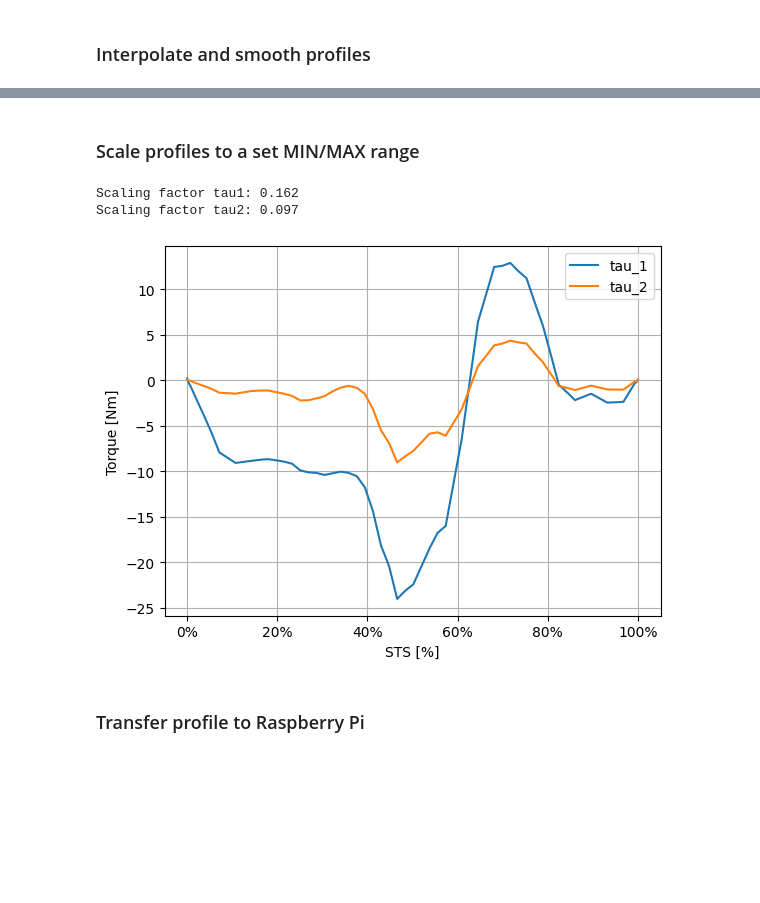
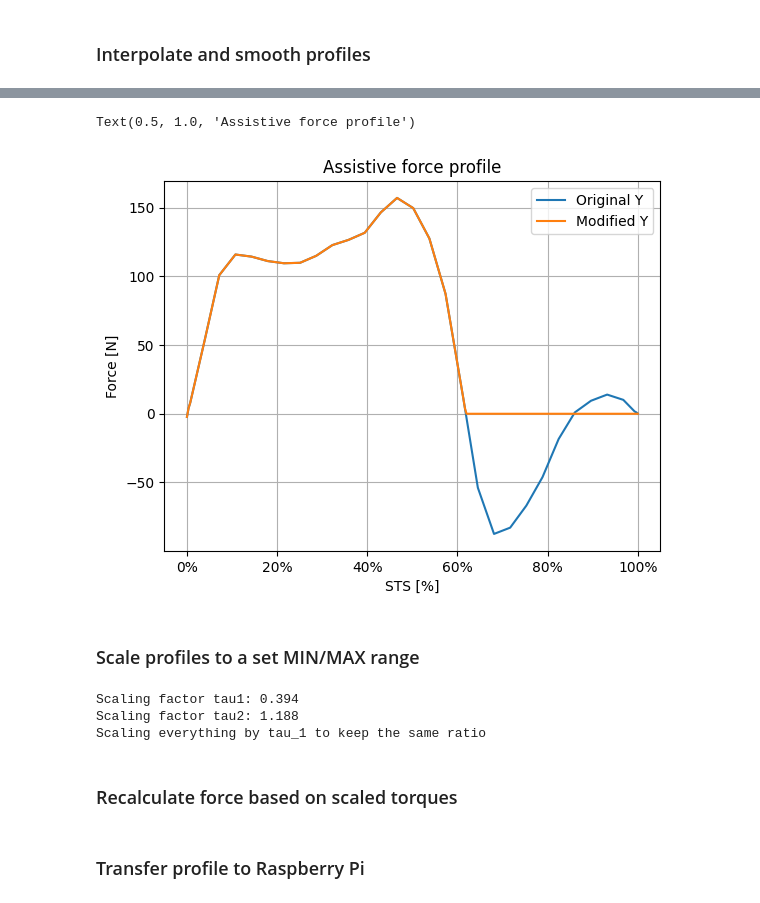
Before and after one commit to Harvard-Slade-Lab/assistive-arm, a Jupyter notebook: notebooks/optimal_length_torque.ipynb, the cells around one changed output, grey strips where cells are left out. Drawn from its saved outputs; the diff is of its cells as text; code cells hidden in the pictures; blank space fills up the shorter version.

```diff
--- a/notebooks/optimal_length_torque.ipynb
+++ b/notebooks/optimal_length_torque.ipynb
@@ -192,16 +185,2 @@ plt.show()
 # %% [markdown]
 ### Interpolate and smooth profiles
-# %%
-def interpolate_dataframe(df: pd.DataFrame, desired_frequency: int=200):
-
-
-    df_index = df.index
-    df_index_new = pd.Index(np.arange(df_index.min(), df_index.max(), 1/desired_frequency), name="Time")
-
-    df_interpolated = df.reindex(df_index_new, method="nearest").interpolate(method="polynomial", order=2)
-
-    return df_interpolated
-
-def smooth_dataframe(df, window_size):
-    df_smoothed = df.copy().rolling(window=window_size, min_periods=1, center=True).mean()
-    return df_smoothed
@@ -211,0 +187,7 @@ smoothed_profiles = smooth_dataframe(df=interpolated_profile, window_size=5)
+# %%
+interpol_force_profile = interpolate_dataframe(df=assistive_force, desired_frequency=200)
+interpol_force_profile = smooth_dataframe(df=interpol_force_profile, window_size=5)
+optimal_profile = interpolate_dataframe(df=optimal_profile, desired_frequency=200)
+optimal_profile = smooth_dataframe(df=optimal_profile, window_size=5)
+
+pelvis_to_chair_smoothed = smooth_dataframe(interpolate_dataframe(df=pelvis_to_chair), window_size=5)
@@ -214,0 +217,19 @@ motion_percentage_interpolated = (smoothed_profiles.index - smoothed_profiles.in
+# %%
+modified_force_profile = interpol_force_profile.copy()
+
+zero_points = np.where(np.isclose(modified_force_profile.Y, 0, atol=4))[0]
+profile_end = zero_points[1]
+modified_force_profile.iloc[profile_end:, :] = 0
+modified_force_profile.iloc[:, [0, 2]] = 0
+# %%
+plt.plot(motion_percentage, interpol_force_profile.Y, label='Original Y')
+plt.plot(motion_percentage, modified_force_profile.Y, label='Modified Y')
+plt.xlabel("STS [%]")
+plt.ylabel("Force [N]")
+plt.gca().xaxis.set_major_formatter(mticker.PercentFormatter())
+plt.grid()
+plt.legend()
+plt.title("Assistive force profile")
+# %% [output]
+Text(0.5, 1.0, 'Assistive force profile')
+[figure, added]
@@ -216,33 +240,18 @@ motion_percentage_interpolated = (smoothed_profiles.index - smoothed_profiles.in
 ### Scale profiles to a set MIN/MAX range
 # %%
-# Define maximum absolute values for tau1 and tau2
-max_tau1 = 24
-max_tau2 = 9
-
 # Scale the torque profiles
-scale_factor_tau1 = max_tau1 / np.abs(smoothed_profiles['tau_1']).max()
-scale_factor_tau2 = max_tau2 / np.abs(smoothed_profiles['tau_2']).max()
+scale_factor_tau1 = motor_config["AK70-10"]['T_max'] / np.abs(torques.tau_1).max()
+scale_factor_tau2 = motor_config["AK60-6"]['T_max'] / np.abs(torques.tau_2).max()
 # Scaling torque profiles
 print(f"Scaling factor tau1: {scale_factor_tau1:.3f}")
 print(f"Scaling factor tau2: {scale_factor_tau2:.3f}")
 
-scaled_torque_profile = smoothed_profiles.copy()
-scaled_torque_profile['tau_1'] *= scale_factor_tau1
-scaled_torque_profile['tau_2'] *= scale_factor_tau2
-scaled_torque_profile.index = motion_percentage_interpolated
-scaled_torque_profile.index.name = "Percentage"
+print("Scaling everything by tau_1 to keep the same ratio")
+optimal_profile["tau_1"] = torques.tau_1.to_numpy() * scale_factor_tau1
+optimal_profile["tau_2"] = torques.tau_2.to_numpy() * scale_factor_tau1
 # %% [output]
-Scaling factor tau1: 0.162
-Scaling factor tau2: 0.097
+Scaling factor tau1: 0.394
+Scaling factor tau2: 1.188
+Scaling everything by tau_1 to keep the same ratio
-# %%
-plt.grid()
-plt.plot(scaled_torque_profile.index, scaled_torque_profile.tau_1)
-plt.plot(scaled_torque_profile.index, scaled_torque_profile.tau_2)
-plt.legend(scaled_torque_profile.columns)
-plt.xlabel("STS [%]")
-plt.ylabel("Torque [Nm]")
-
-plt.gca().xaxis.set_major_formatter(mticker.PercentFormatter())
-plt.show()
-# %% [output]
-[figure, removed]
+# %% [markdown]
+### Recalculate force based on scaled torques
```
Also changed, not shown: parts of 31 cells of this notebook, 12 other files.
